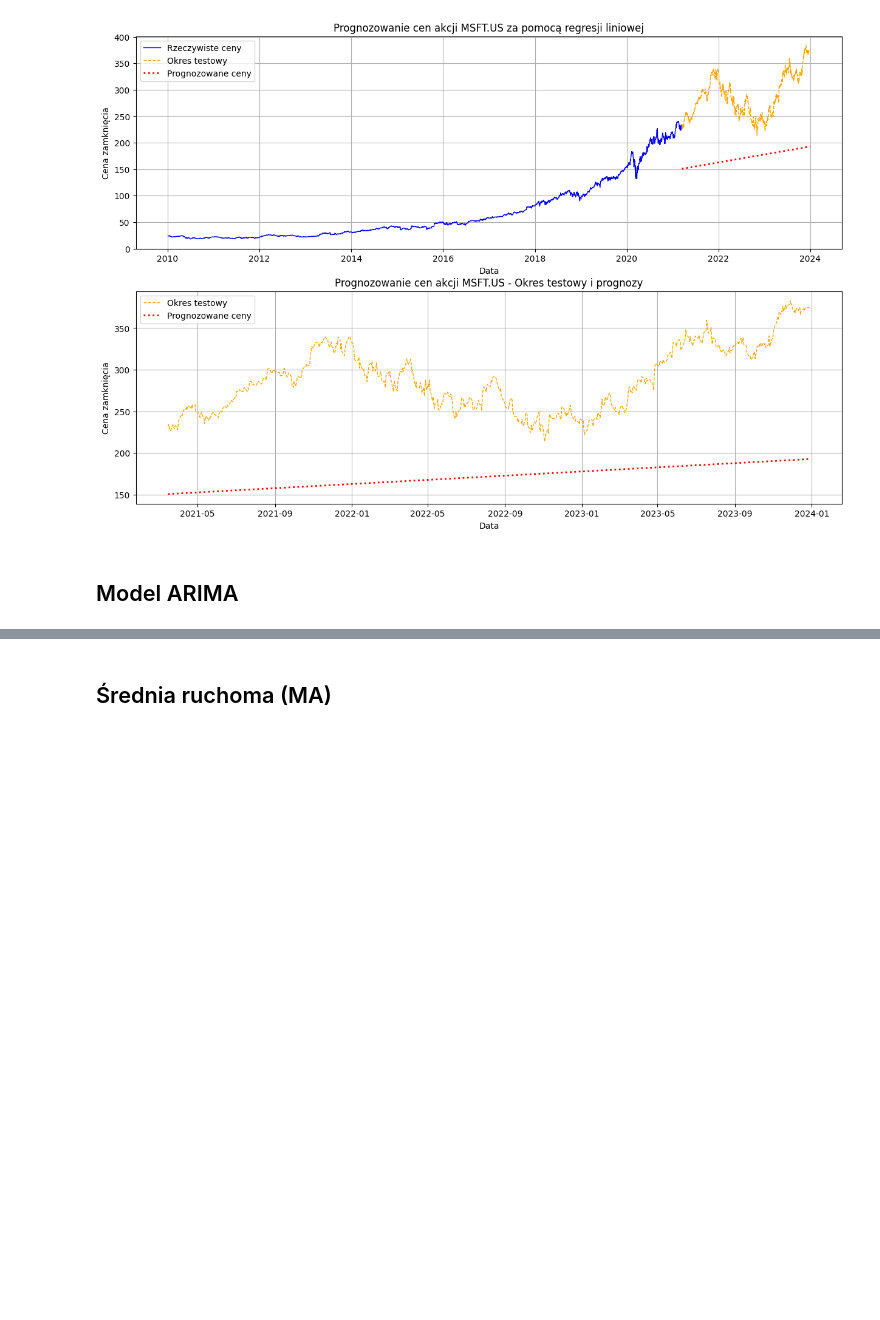
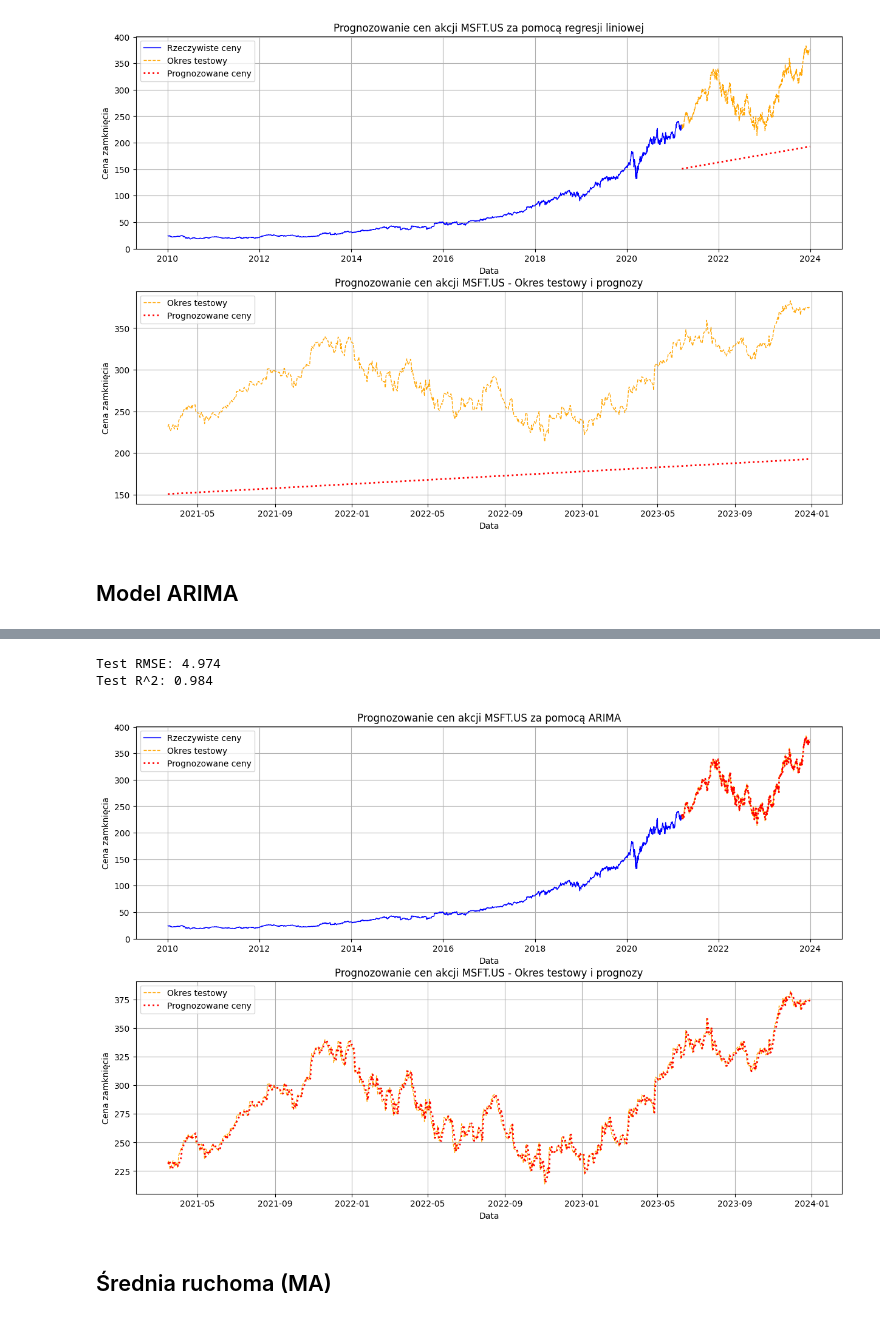
Before and after one commit to OlgaSieradzan/Stock-price-prediction-LSTM-, a Jupyter notebook: MSFT_LSTM.ipynb, the cells around one changed output, grey strips where cells are left out. Cells and saved outputs as stored; diff of their text form; code cells hidden in the pictures; blank space fills up the shorter version.

Commit message:
arima

```diff
--- a/MSFT_LSTM.ipynb
+++ b/MSFT_LSTM.ipynb
@@ -601,3 +539,72 @@ ValueError: numpy.dtype size changed, may indicate binary incompatibility. Expec
+# %%
+import numpy as np
+import pandas as pd
+import matplotlib.pyplot as plt
+from statsmodels.tsa.arima.model import ARIMA
+from sklearn.metrics import mean_squared_error
+from math import sqrt
+
+# === 1. Wczytanie danych ===
+df['Date'] = pd.to_datetime(df['Date'])
+df = df.sort_values('Date').reset_index(drop=True)
+# df['Close'] = df['Close'].fillna(method='ffill')  # Uzupełnianie braków
+df.set_index('Date', inplace=True)  # Ustawienie daty jako indeksu
+
+# === 2. Podział na zbiór treningowy i testowy ===
+X = df['Close'].values
+train_size = int(len(X) * 0.8)
+train, test = X[:train_size], X[train_size:]
+history = [x for x in train]
+predictions = []
+
+# === 3. Walidacja krocząca (walk-forward validation) ===
+for t in range(len(test)):
+    model = ARIMA(history, order=(5,1,0))  # (p=5, d=1, q=0) – można dostosować
+    model_fit = model.fit()
+    output = model_fit.forecast()
+    yhat = output[0]
+    predictions.append(yhat)
+    obs = test[t]
+    history.append(obs)
+
+# === 4. Ocena prognozy ===
+rmse = sqrt(mean_squared_error(test, predictions))
+r2 = r2_score(test, predictions)
+print(f'Test RMSE: {rmse:.3f}')
+print(f'Test R^2: {r2:.3f}')
+
+predicted_data_arima = np.empty_like(df['Close'])
+predicted_data_arima[:] = np.nan
+predicted_data_arima[len(train):] = predictions
+
+fig, (ax1, ax2) = plt.subplots(2, 1, figsize=(15, 10))
+
+# Wykres podstawowego zbioru danych do momentu prognozowania
+ax1.plot(df.index[:train_size], train, color='blue', label='Rzeczywiste ceny', linewidth=1)
+ax1.plot(df.index[train_size:], test, color='orange', linestyle='dashed', label='Okres testowy', linewidth=1)
+ax1.plot(df.index[train_size:], predictions, color='red', linestyle='dotted', label='Prognozowane ceny', linewidth=2)
+ax1.set_xlabel('Data')
+ax1.set_ylabel('Cena zamknięcia')
+ax1.set_title('Prognozowanie cen akcji MSFT.US za pomocą ARIMA')
+ax1.legend()
+ax1.grid(True)
+
+# Wykres przybliżenia okresu testowego i prognoz
+ax2.plot(df.index[train_size:], test, color='orange', linestyle='dashed', label='Okres testowy', linewidth=1)
+ax2.plot(df.index[train_size:], predictions, color='red', linestyle='dotted', label='Prognozowane ceny', linewidth=2)
+ax2.set_xlabel('Data')
+ax2.set_ylabel('Cena zamknięcia')
+ax2.set_title('Prognozowanie cen akcji MSFT.US - Okres testowy i prognozy')
+ax2.legend()
+ax2.grid(True)
+
+# Zapisanie wykresu do pliku
+plt.savefig('arima_forecast.png')
+plt.show()
+# %% [output]
+Test RMSE: 4.974
+Test R^2: 0.984
+[figure, added]
 # %% [markdown]
 ## Średnia ruchoma (MA)
 # %%
```
Also changed, not shown: parts of 1 cell of this notebook, 1 other file.
